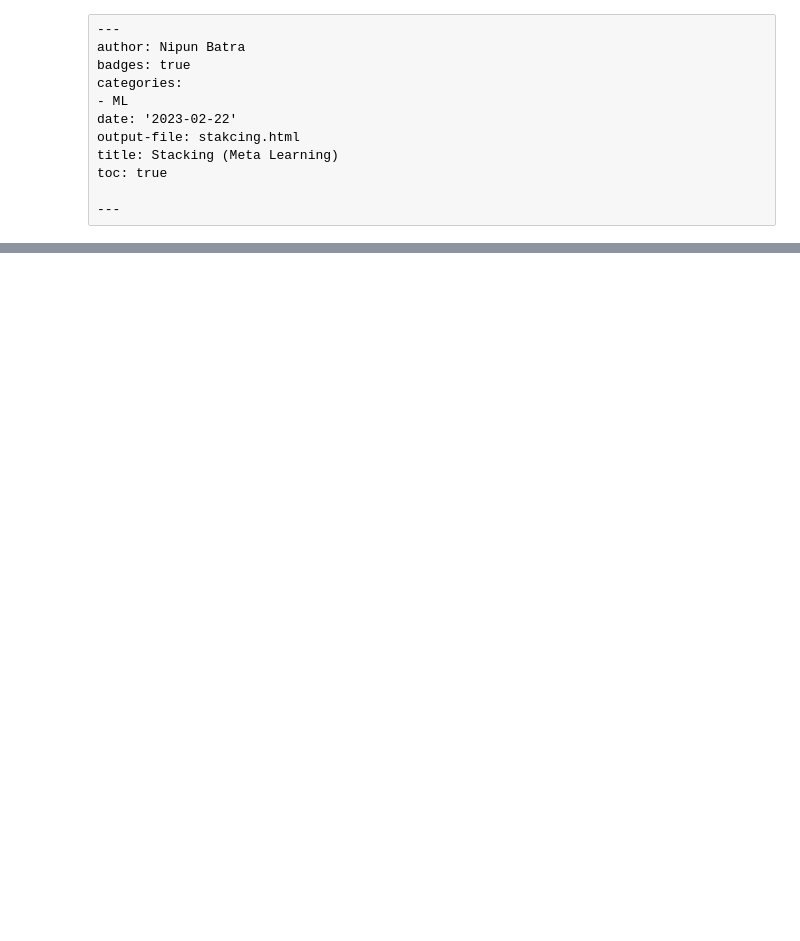
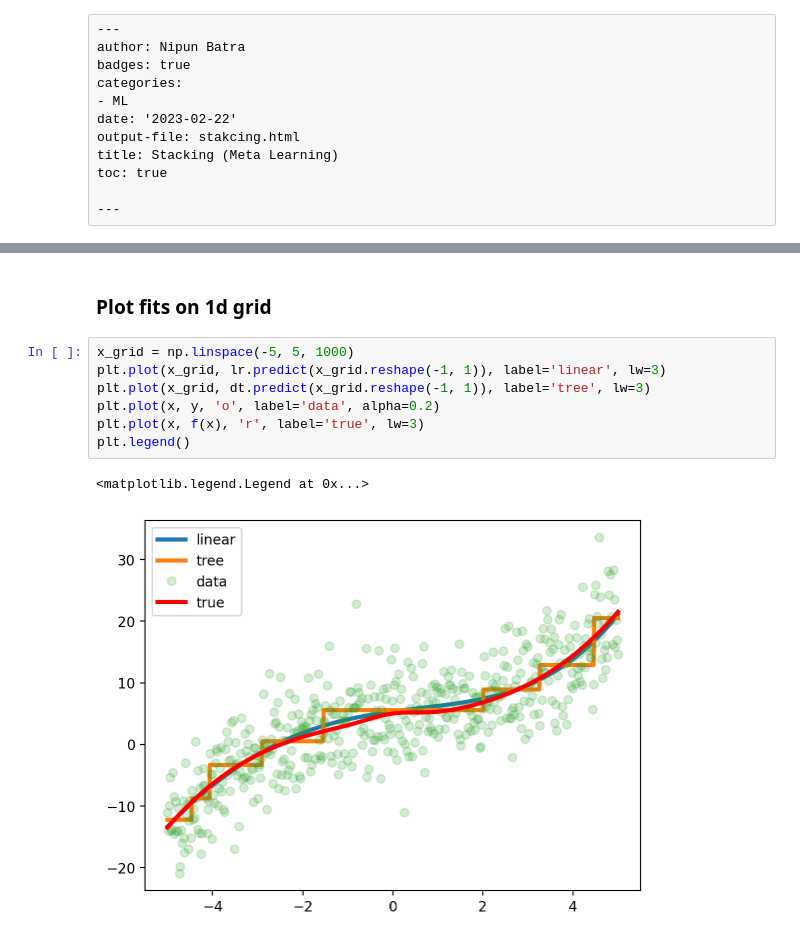
Before and after one commit to patel-zeel/nbblog, a Jupyter notebook: posts/stacking.ipynb, the cells around one changed output, grey strips where cells are left out. Drawn from its saved outputs; the diff is of its cells as text; blank space fills up the shorter version.

```diff
--- a/posts/stacking.ipynb
+++ b/posts/stacking.ipynb
@@ -45,3 +71,15 @@ DecisionTreeRegressor(max_depth=5)
+# %% [markdown]
+### Plot fits on 1d grid
+# %%
+x_grid = np.linspace(-5, 5, 1000)
+plt.plot(x_grid, lr.predict(x_grid.reshape(-1, 1)), label='linear', lw=3)
+plt.plot(x_grid, dt.predict(x_grid.reshape(-1, 1)), label='tree', lw=3)
+plt.plot(x, y, 'o', label='data', alpha=0.2)
+plt.plot(x, f(x), 'r', label='true', lw=3)
+plt.legend()
+# %% [output]
+<matplotlib.legend.Legend at 0x...>
+[figure, added]
 # %%
 # Train and test errors using sklearn.metrics.mean_squared_error
 from sklearn.metrics import mean_squared_error
```
Also changed, not shown: parts of 20 cells of this notebook.
